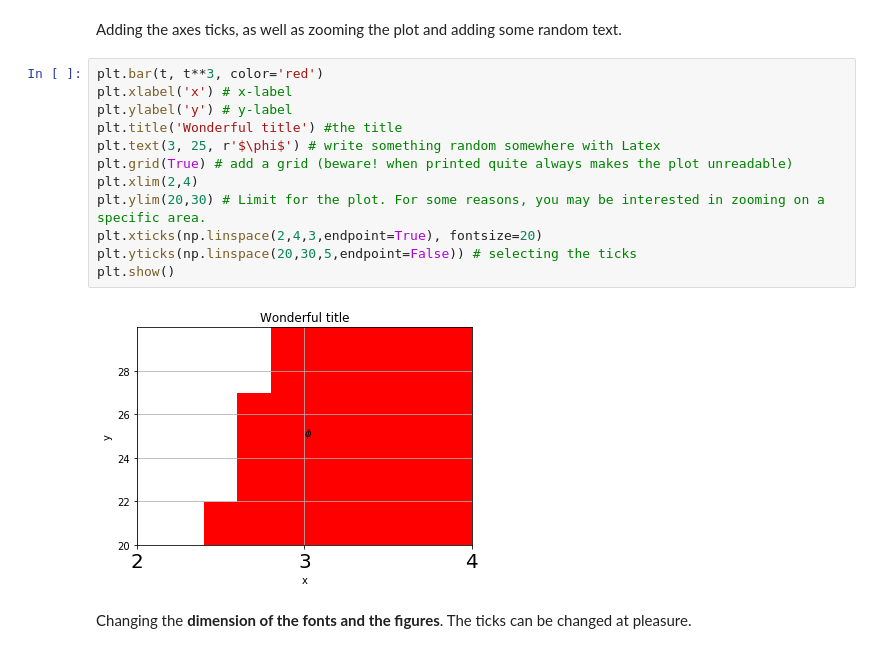
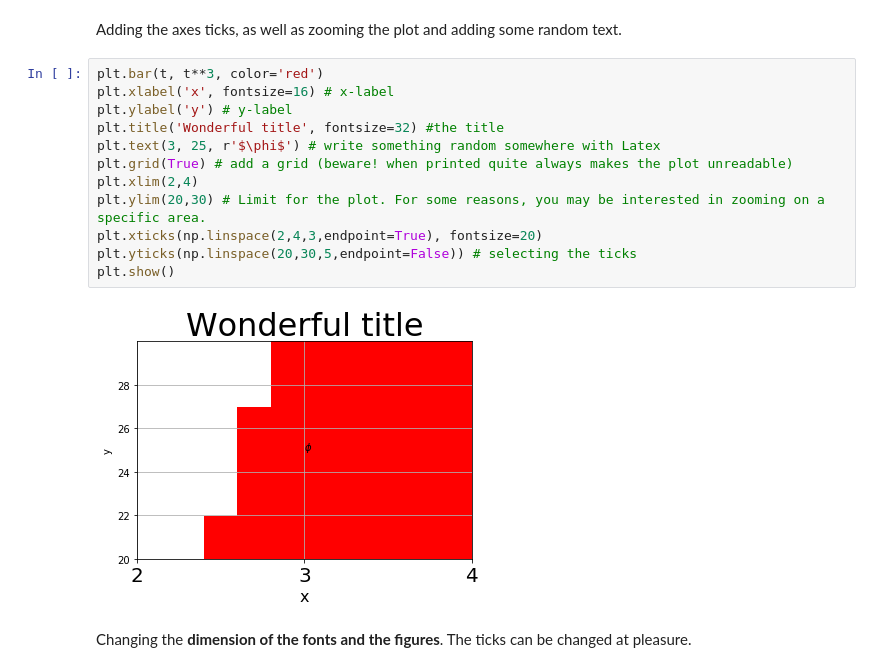
Before and after one commit to fabiosaracco/networks_01_2020, a Jupyter notebook: Lectures/Lecture_3_Matplotlib.ipynb, the cells around one changed output. Cells and saved outputs as stored; diff of their text form.

```diff
--- a/Lectures/Lecture_3_Matplotlib.ipynb
+++ b/Lectures/Lecture_3_Matplotlib.ipynb
@@ -84,18 +96,18 @@ plt.show()
 Adding the axes ticks, as well as zooming the plot and adding some random text.
 # %%
 plt.bar(t, t**3, color='red')
-plt.xlabel('x') # x-label
+plt.xlabel('x', fontsize=16) # x-label
 plt.ylabel('y') # y-label
-plt.title('Wonderful title') #the title
+plt.title('Wonderful title', fontsize=32) #the title
 plt.text(3, 25, r'$\phi$') # write something random somewhere with Latex
 plt.grid(True) # add a grid (beware! when printed quite always makes the plot unreadable)
 plt.xlim(2,4)
 plt.ylim(20,30) # Limit for the plot. For some reasons, you may be interested in zooming on a specific area.
 plt.xticks(np.linspace(2,4,3,endpoint=True), fontsize=20)
 plt.yticks(np.linspace(20,30,5,endpoint=False)) # selecting the ticks
 plt.show()
 # %% [output]
-[figure, old version]
+[figure, new version]
 # %% [markdown]
 Changing the **dimension of the fonts and the figures**. The ticks can be changed at pleasure.
 # %%
```
Also changed, not shown: parts of 17 cells of this notebook, 3 other files.
